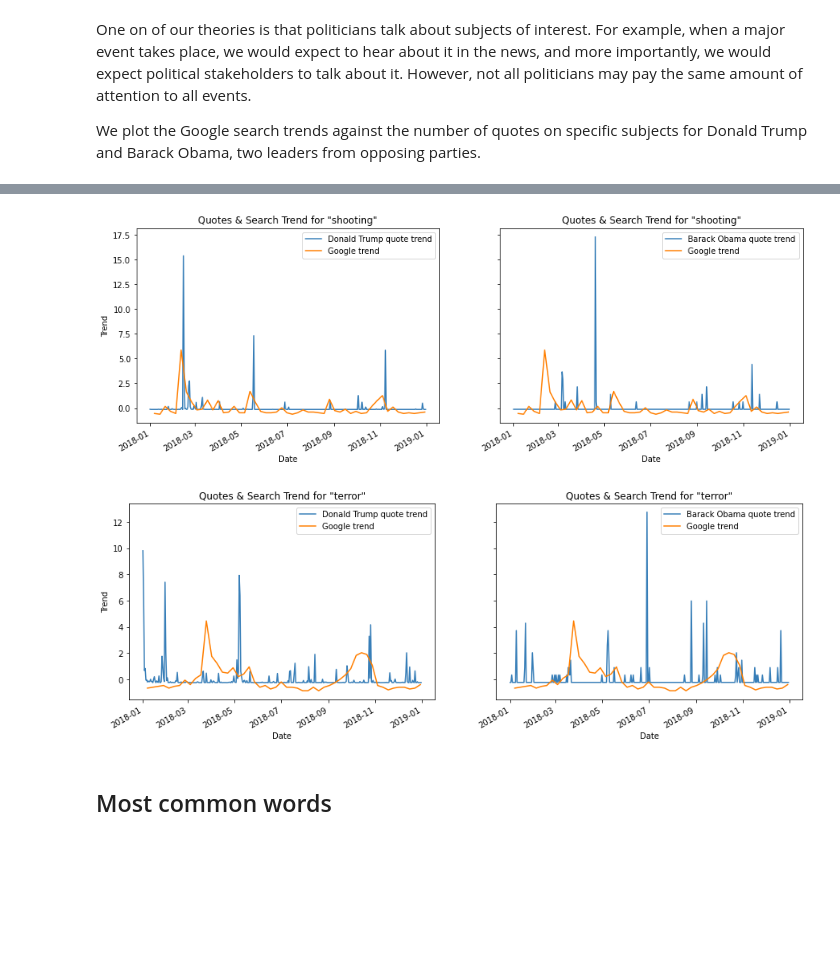
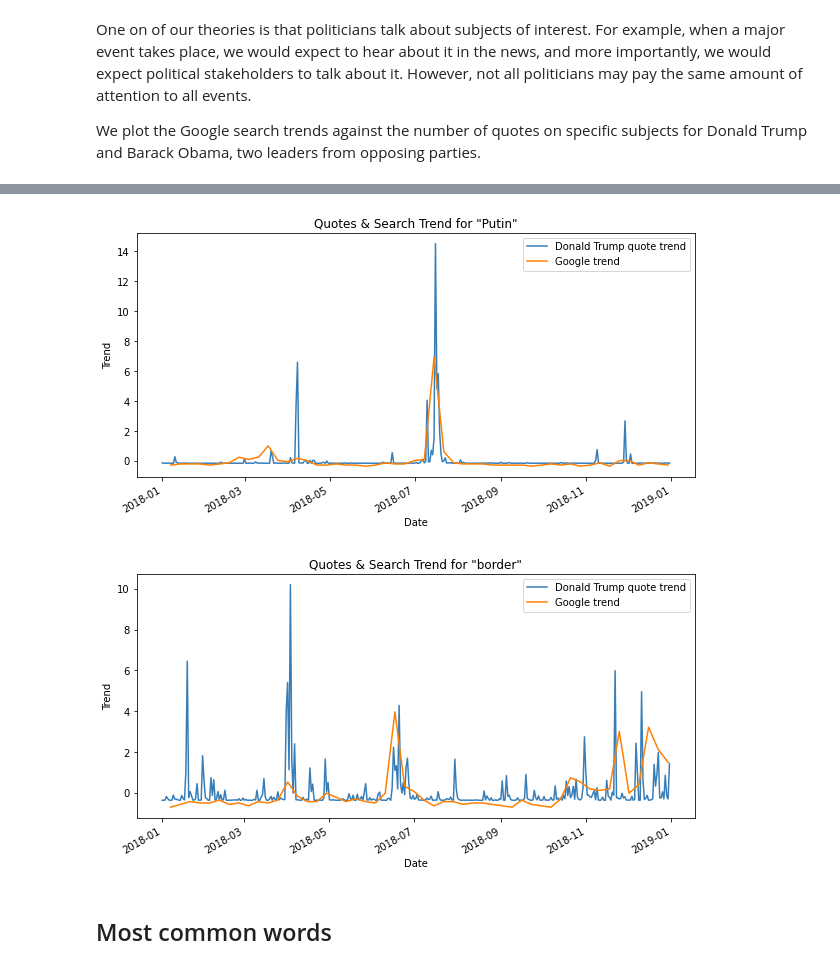
Before and after one commit to epfl-ada/ada-2021-project-acmu, a Jupyter notebook: project_notebook.ipynb, the cells around one changed output, grey strips where cells are left out. Cells and saved outputs as stored; diff of their text form; code cells hidden in the pictures; blank space fills up the shorter version.

```diff
--- a/project_notebook.ipynb
+++ b/project_notebook.ipynb
@@ -83,21 +63,17 @@ PARSE_QUOTEBANK = True
 # Colorblind-friendly color palette.
 COLORS = ['#377EB8', '#FF7F00', '#4DAF4A', '#F781BF']
 
-# DATA_DIR (root data dir)
-DATA_DIR = './'
-# DATA_DIR = '/content/drive/MyDrive/'
-
 # A mapping between a year and the file that contains the input of that year.
-QUOTES_BY_YEAR = {year: f"{DATA_DIR}politicians-quotes-{year}.json.bz2" for year in range(2015, 2021)}
+QUOTES_BY_YEAR = {year: f"/content/drive/MyDrive/politicians-quotes-{year}.json.bz2" for year in range(2015, 2021)}
 
 # A mapping between a party and quotes of its members
-WIKIDATA_POLITICIANS_PATH = f"{DATA_DIR}wikidata_politicians.csv"
+WIKIDATA_POLITICIANS_PATH = f"/content/drive/MyDrive/wikidata_politicians.csv"
 
 # Path to parquet file used for Wikidata information
-WIKIDATA_PATH = f"{DATA_DIR}Quotebank_Wikidata/speaker_attributes.parquet"
+WIKIDATA_PATH = f"/content/drive/MyDrive/Quotebank_Wikidata/speaker_attributes.parquet"
 
 # Path to file with mapping between q-codes and labels
-WIKIDATA_LABELS_PATH = f"{DATA_DIR}Quotebank_Wikidata/wikidata_labels_descriptions_quotebank.csv.bz2"
+WIKIDATA_LABELS_PATH = f"/content/drive/MyDrive/Quotebank_Wikidata/wikidata_labels_descriptions_quotebank.csv.bz2"
 
 # Wikidata columns that are represented by q codes
 WIKIDATA_QCODES_COL = ['occupation', 'party']
@@ -108,8 +84,17 @@ VALUE_STATS = {'nan_speakers', 'nan_percentage', 'avg_quote_len', 'num_quotes'}
 # The name of the counter general stats
 COUNTER_STATS = {'quotes_by_date', 'qids_count'}
 
+# Path to csv containing mapping of a speaker to exactly one party
+SPEAKER_TO_PARTY_PATH_CSV = f"/content/drive/MyDrive/speaker_to_party.csv"
+
+# Path to filtered quotebank dataset (one party per speaker)
+QUOTEBANK_ONE_PARTY = f"/content/drive/MyDrive/quotebank_one_party.csv"
+
 # The year for which the data will be analyzed
 YEAR = 2018
+
+# Dataset for first analysis
+ARINA_QUTEBANK = {year: f"/content/drive/MyDrive/ADA_Project2/politicians-quotes-{year}.json.bz2" for year in range(2015, 2021)}
 # %% [markdown]
 ## Setup
 # %%
@@ -196,7 +172,7 @@ The Quotebank data is too large to handle in-memory in a single DataFrame. There
 # A list of politicians of interest.
 politicians = ["Barack Obama", "George W. Bush", "Donald Trump", "John McCain",
             "Mitt Romney", "Hillary Clinton", "Benjamin Netanyahu",
-            "Narendra Modi", "Joe Biden", "Theresa May", "Boris Johnson"]
+            "Narendra Modi", "Joe Biden"]
 # %%
 def get_politicians_data(year):
   """
@@ -219,6 +193,7 @@ def get_politicians_data(year):
 # %%
 # Store politicians data in DataFrame.
-data = pd.read_json(QUOTES_BY_YEAR[YEAR], lines=True)
+# data = pd.read_json(QUOTES_BY_YEAR[YEAR], lines=True)
+data = pd.read_json(ARINA_QUTEBANK[YEAR], lines=True)
 # %% [markdown]
 Below, we look at a couple of quotes that belong to Donald Trump and Barack Obama, two of our politicians of interest.
 # %%
@@ -288,15 +268,13 @@ def plot_trend(all_quotes, keyword, year, ax, speaker_name):
 # %%
-fig, axs = plt.subplots(figsize=(15, 5), nrows=1, ncols=2, sharey=True)
-plot_trend(trump_quotes, "shooting", 2018, axs[0], "Donald Trump")
-plot_trend(obama_quotes, "shooting", 2018, axs[1], "Barack Obama")
+fig, axs = plt.subplots(figsize=(10, 5), nrows=1, ncols=1, sharey=True)
+plot_trend(trump_quotes, "Putin", 2018, axs, "Donald Trump")
 # %% [output]
-[figure, old version]
+[figure, new version]
 # %%
-fig, axs = plt.subplots(figsize=(15, 5), nrows=1, ncols=2, sharey=True)
-plot_trend(trump_quotes, "terror", 2018, axs[0], "Donald Trump")
-plot_trend(obama_quotes, "terror", 2018, axs[1], "Barack Obama")
+fig, axs = plt.subplots(figsize=(10, 5), nrows=1, ncols=1, sharey=True)
+plot_trend(trump_quotes, "border", 2018, axs, "Donald Trump")
 # %% [output]
-[figure, old version]
+[figure, new version]
 # %% [markdown]
 ## Most common words
 # %% [markdown]
```
Also changed, not shown: parts of 48 cells of this notebook.
